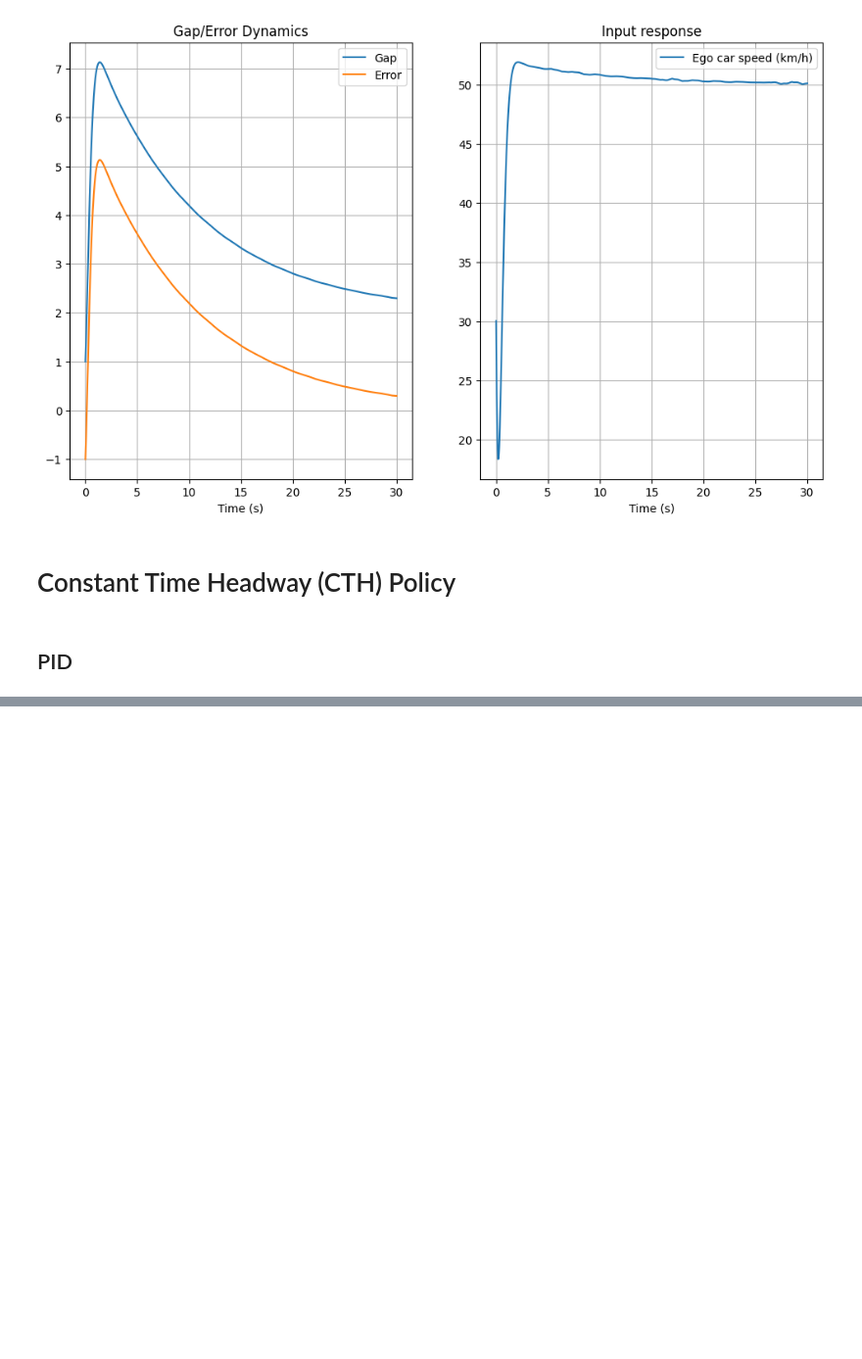
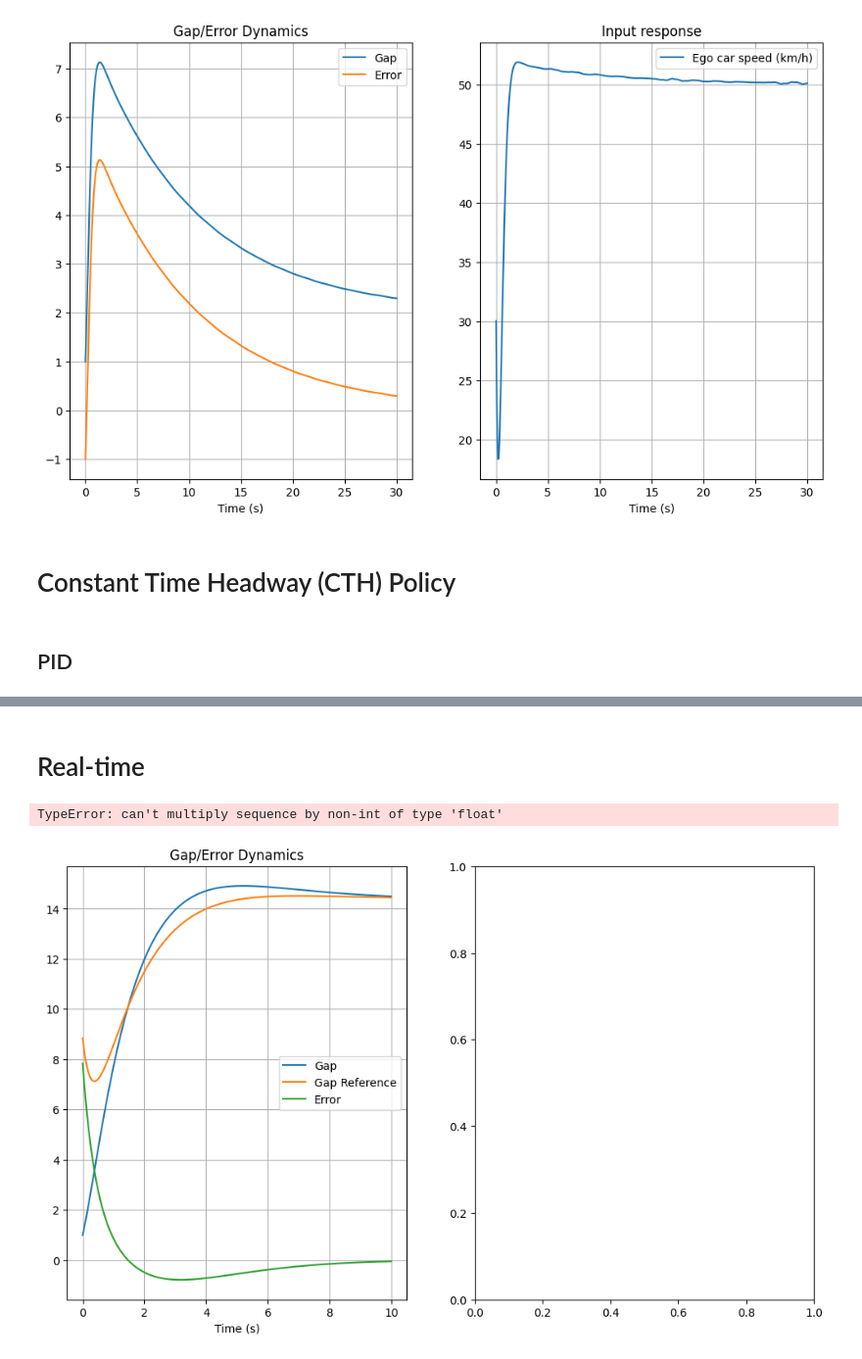
Before and after one commit to ZeArteaga/PINN-control-platooning, a Jupyter notebook: PID.ipynb, the cells around one changed output, grey strips where cells are left out. Shown at 98% size. Cells and saved outputs as stored; diff of their text form; code cells hidden in the pictures; blank space fills up the shorter version.

```diff
--- a/PID.ipynb
+++ b/PID.ipynb
@@ -213,0 +245,2 @@ NameError: name 'np' is not defined
+# %% [markdown]
+# Real-time
@@ -213,0 +300,39 @@ NameError: name 'np' is not defined
+# %%
+#----- globals
+d_min=0.5
+h=1
+#PI constants
+Kp = 5
+Ki = 2
+Kd = 3
+#----
+
+#simulation values
+t_end = 10
+lv_speed = np.ones_like(t) * 50/3.6 #constant leader speed
+fv0_x0 = np.array([1, 30/3.6, 0])
+fv0 = vehicle(d_min, h, Kp, Ki, Kd, fv0_x0) #initial state -> gap, km/h, error integral
+#TODO adjust here for variable preceeding speed
+rk = integrate.RK45(lambda t, x: fv0.compute(t, x, lv_speed[0]), t0=0, y0=fv0_x0, t_bound=t_end, max_step=0.01)
+t = []
+while rk.status == 'running':
+    x = rk.y
+    d, v = x[:2]
+    t_curr = rk.t
+    t.append(t_curr)
+    fv0.d_t.append(d)
+    fv0.v_t.append(v)
+    #retrace e, u and d_ref history (sync with solver):
+    d_ref = fv0.policy(v)
+    fv0.d_ref_t.append(d_ref)
+    e, u = fv0.pid(x, d_ref, lv_speed[0]) #TODO: and here
+    fv0.e_t.append(e)
+    fv0.u_t.append(u)
+    fv0.plant(x, e, u, lv_speed[0]) #TODO: and here
+
+    rk.step()
+
+plot(t, np.array(fv0.v_t), np.array(fv0.u_t), fv0.d_t, fv0.d_ref_t, fv0.e_t)
+# %% [output]
+TypeError: can't multiply sequence by non-int of type 'float'
+[figure, added]
```
Also changed, not shown: parts of 3 cells of this notebook.
